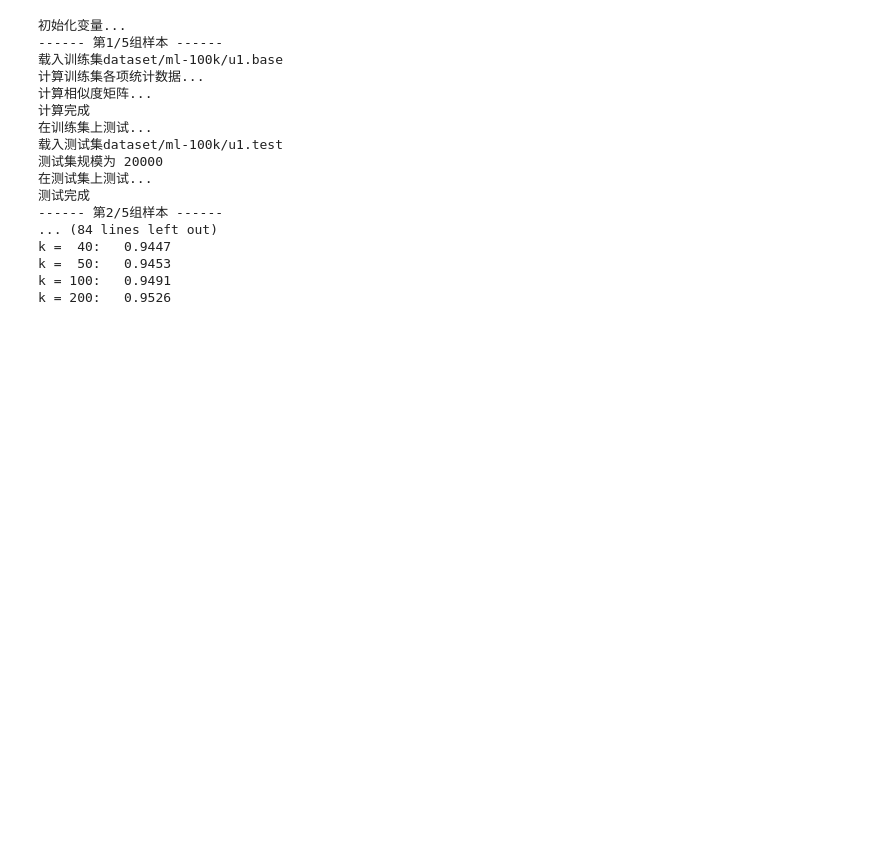
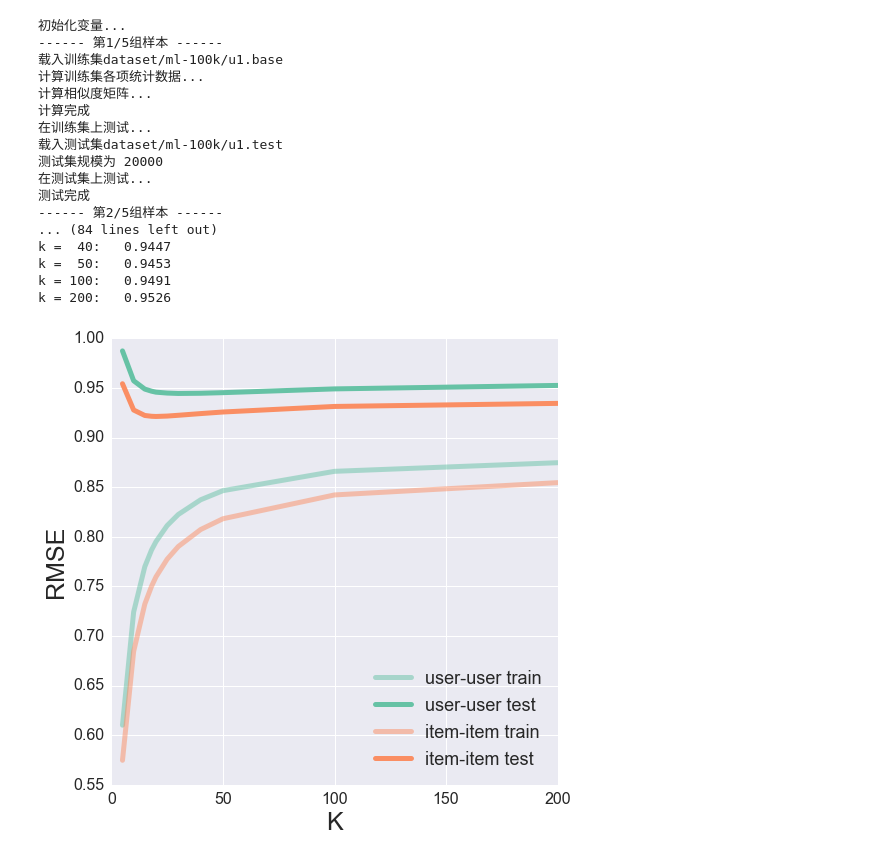
Before and after one commit to irmowan/Collaborative-Filtering, a Jupyter notebook: TopK.ipynb, the cells around one changed output. Cells and saved outputs as stored; diff of their text form; code cells hidden in the pictures; blank space fills up the shorter version.

Commit message:
Add alpha analysis
增加关于融合模型的参数alpha选择，更新topK模型K值选择的图。

```diff
--- a/TopK.ipynb
+++ b/TopK.ipynb
@@ -102,3 +102,28 @@ k =  40:   0.9447
 k =  50:   0.9453
 k = 100:   0.9491
 k = 200:   0.9526
+# %%
+%matplotlib inline
+import matplotlib.pyplot as plt
+import seaborn as sns
+sns.set()
+k_set = [5, 10, 15, 18, 20, 25, 30, 40, 50, 100, 200]
+rmse_topkCF_item_train = [0.5747, 0.6845, 0.7322, 0.7500, 0.7596, 0.7774, 0.7902, 0.8073, 0.8182, 0.8422, 0.8546]
+rmse_topkCF_item =       [0.9543, 0.9278, 0.9223, 0.9215, 0.9213, 0.9217, 0.9225, 0.9242, 0.9258, 0.9314, 0.9345]
+rmse_topkCF_user_train = [0.6101, 0.7242, 0.7699, 0.7866, 0.7951, 0.8113, 0.8225, 0.8373, 0.8465, 0.8660, 0.8747]
+rmse_topkCF_user =       [0.9874, 0.9573, 0.9489, 0.9468, 0.9458, 0.9449, 0.9445, 0.9447, 0.9453, 0.9491, 0.9526]
+pal = sns.color_palette("Set2", 2)
+
+t = 11
+plt.figure(figsize=(8, 8))
+plt.plot(k_set[:t], rmse_topkCF_user_train[:t], c=pal[0], label='user-user train', alpha=0.5, linewidth=5)
+plt.plot(k_set[:t], rmse_topkCF_user[:t], c=pal[0], label='user-user test', linewidth=5)
+plt.plot(k_set[:t], rmse_topkCF_item_train[:t], c=pal[1], label='item-item train', alpha=0.5, linewidth=5)
+plt.plot(k_set[:t], rmse_topkCF_item[:t], c=pal[1], label='item-item test', linewidth=5)
+plt.legend(loc='best', fontsize=18)
+plt.xticks(fontsize=16);
+plt.yticks(fontsize=16);
+plt.xlabel('K', fontsize=25);
+plt.ylabel('RMSE', fontsize=25);
+# %% [output]
+[figure, added]
```
Also changed, not shown: 1 other file.
